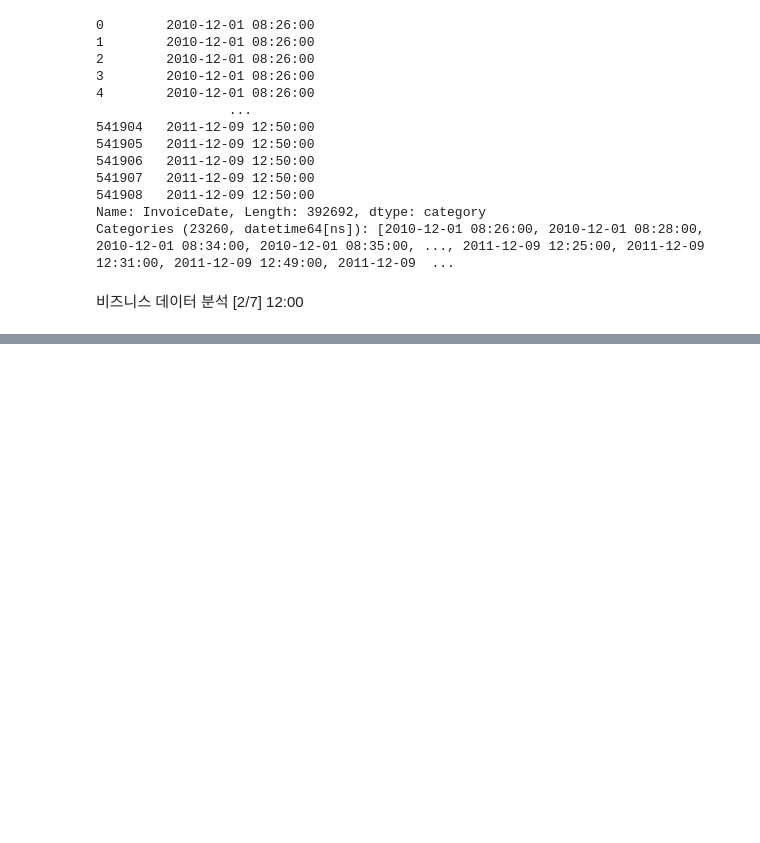
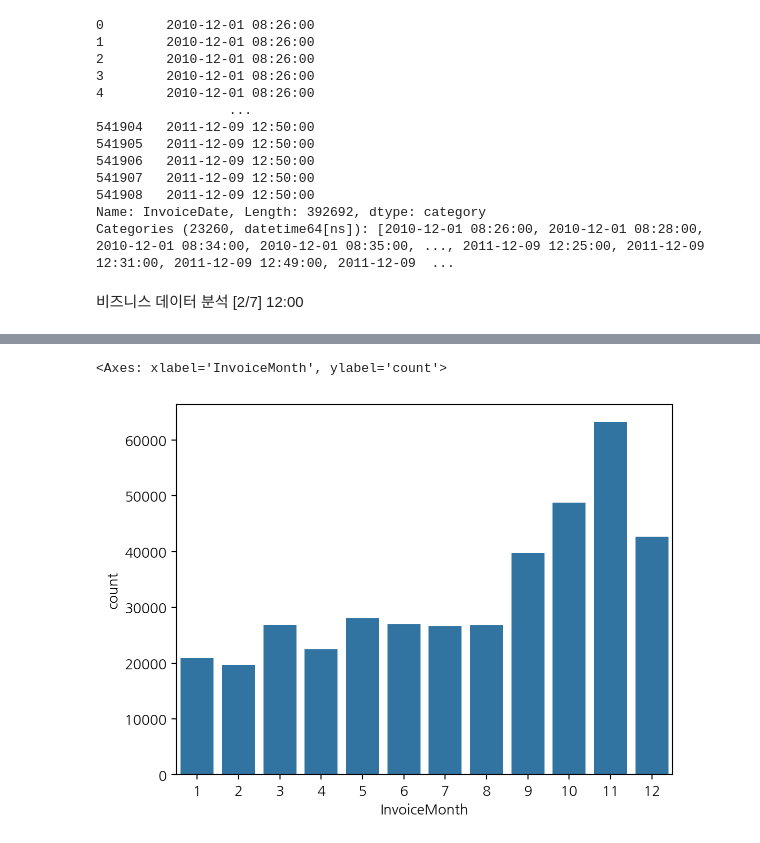
Before and after one commit to chobuzz/Business_Data_Analyst, a Jupyter notebook: Practice1.ipynb, the cells around one changed output, grey strips where cells are left out. Saved outputs shown, nothing was run; the diff lists cells and outputs as text; code cells hidden in the pictures; blank space fills up the shorter version.

```diff
--- a/Practice1.ipynb
+++ b/Practice1.ipynb
@@ -542,0 +605,5 @@ Categories (23260, datetime64[ns]): [2010-12-01 08:26:00, 2010-12-01 08:28:00, 2
+# %%
+sns.countplot(data=df_valid, x="InvoiceMonth")
+# %% [output]
+<Axes: xlabel='InvoiceMonth', ylabel='count'>
+[figure, added]
```
Also changed, not shown: parts of 20 cells of this notebook.
